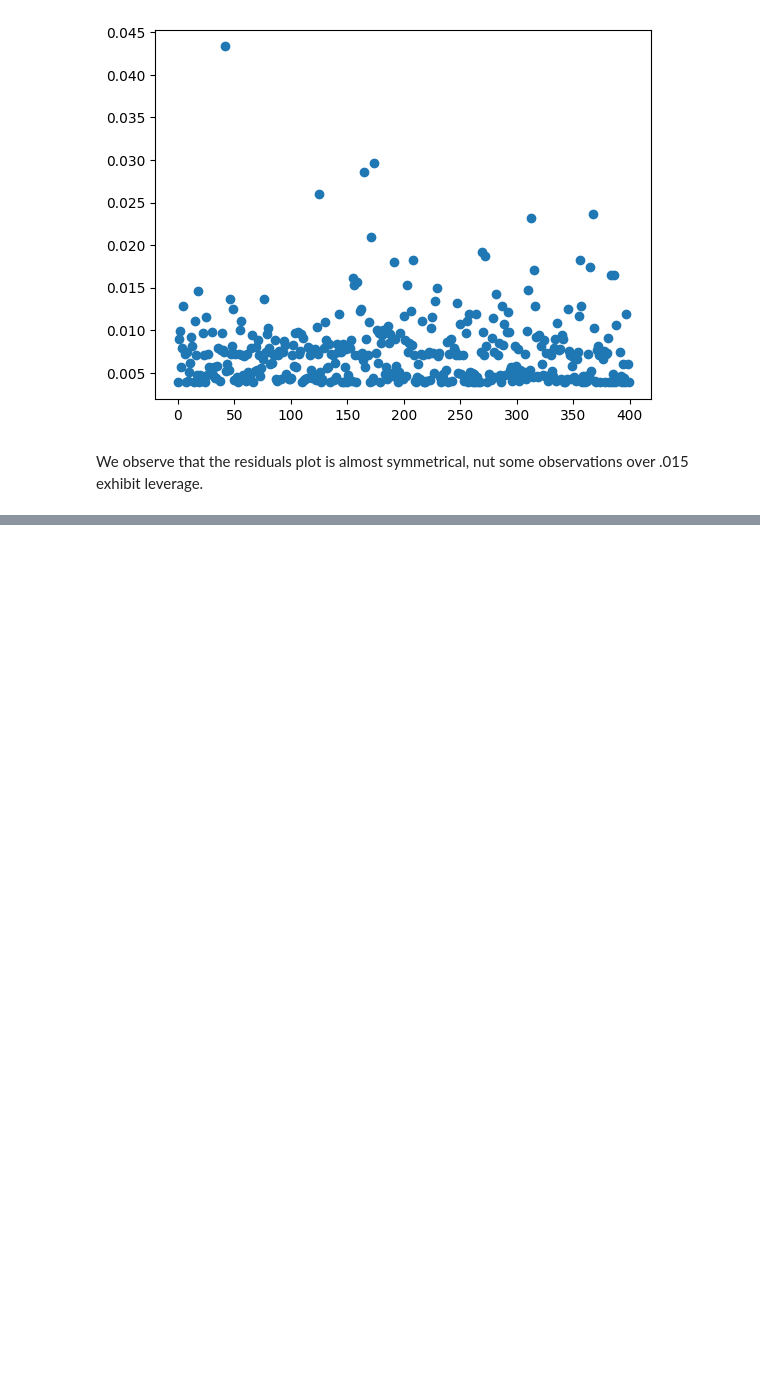
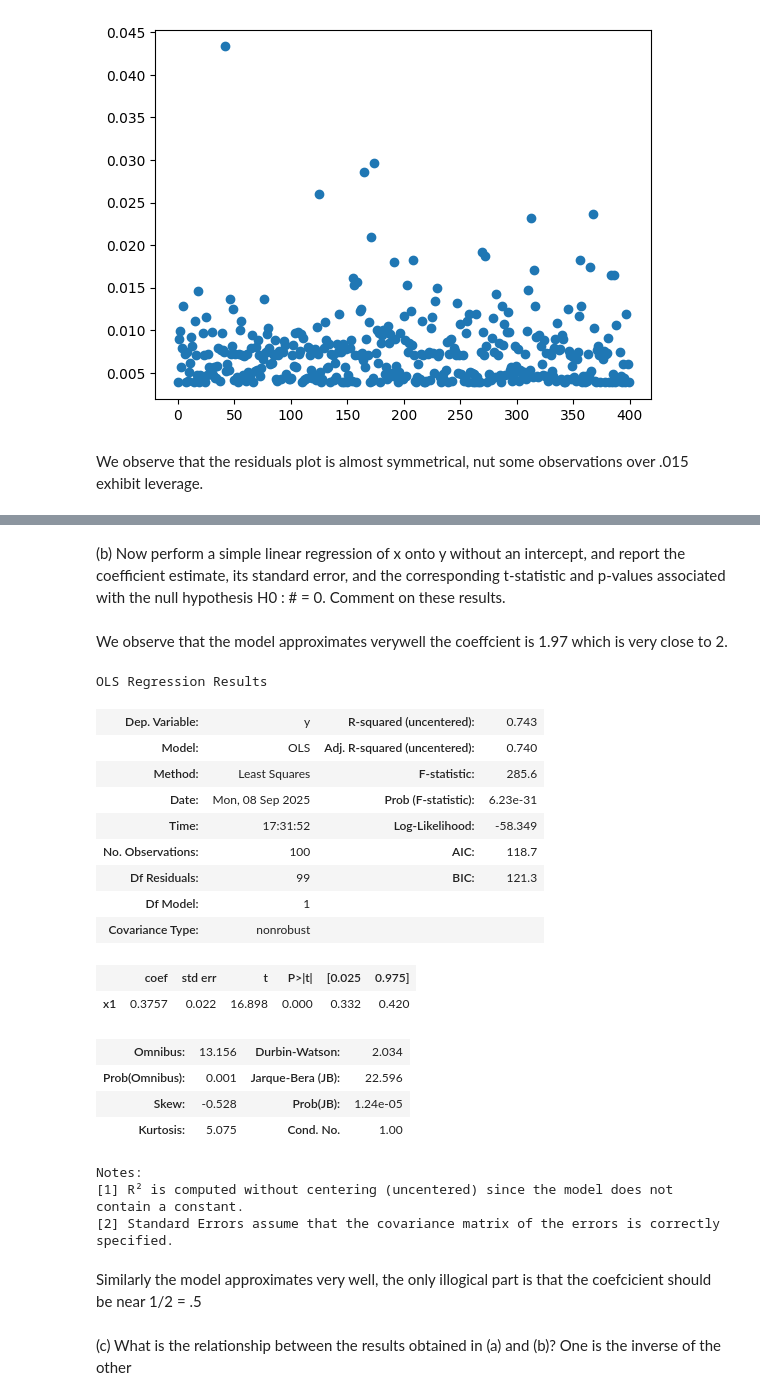
Before and after one commit to hinojosaad/islp, a Jupyter notebook: Chapter3/ch3.ipynb, the cells around one changed output, grey strips where cells are left out. Drawn from its saved outputs; the diff is of its cells as text; code cells hidden in the pictures; blank space fills up the shorter version.

```diff
--- a/Chapter3/ch3.ipynb
+++ b/Chapter3/ch3.ipynb
@@ -682,0 +724,36 @@ We observe that the residuals plot is almost symmetrical, nut some observations
+# %% [markdown]
+(b) Now perform a simple linear regression of x onto y without an
+intercept, and report the coefficient estimate, its standard error,
+and the corresponding t-statistic and p-values associated with
+the null hypothesis H0 : # = 0. Comment on these results.
+# %% [markdown]
+We observe that the model approximates verywell the coeffcient is 1.97 which is very close to 2.
+# %%
+model = sm.OLS(x, y)
+results = model.fit()
+results.summary()
+# %% [output]
+OLS Regression Results
+| Dep. Variable: | y | R-squared (uncentered): | 0.743 |
+| Model: | OLS | Adj. R-squared (uncentered): | 0.740 |
+| Method: | Least Squares | F-statistic: | 285.6 |
+| Date: | Mon, 08 Sep 2025 | Prob (F-statistic): | 6.23e-31 |
+| Time: | 17:31:52 | Log-Likelihood: | -58.349 |
+| No. Observations: | 100 | AIC: | 118.7 |
+| Df Residuals: | 99 | BIC: | 121.3 |
+| Df Model: | 1 |  |  |
+| Covariance Type: | nonrobust |  |  |
+|  | coef | std err | t | P>|t| | [0.025 | 0.975] |
+| x1 | 0.3757 | 0.022 | 16.898 | 0.000 | 0.332 | 0.420 |
+| Omnibus: | 13.156 | Durbin-Watson: | 2.034 |
+| Prob(Omnibus): | 0.001 | Jarque-Bera (JB): | 22.596 |
+| Skew: | -0.528 | Prob(JB): | 1.24e-05 |
+| Kurtosis: | 5.075 | Cond. No. | 1.00 |
+Notes:
+[1] R² is computed without centering (uncentered) since the model does not contain a constant.
+[2] Standard Errors assume that the covariance matrix of the errors is correctly specified.
+# %% [markdown]
+Similarly the model approximates very well, the only illogical part is that the coefcicient should be near 1/2 = .5
+# %% [markdown]
+(c) What is the relationship between the results obtained in (a) and
+(b)? One is the inverse of the other
```
Also changed, not shown: parts of 10 cells of this notebook.
